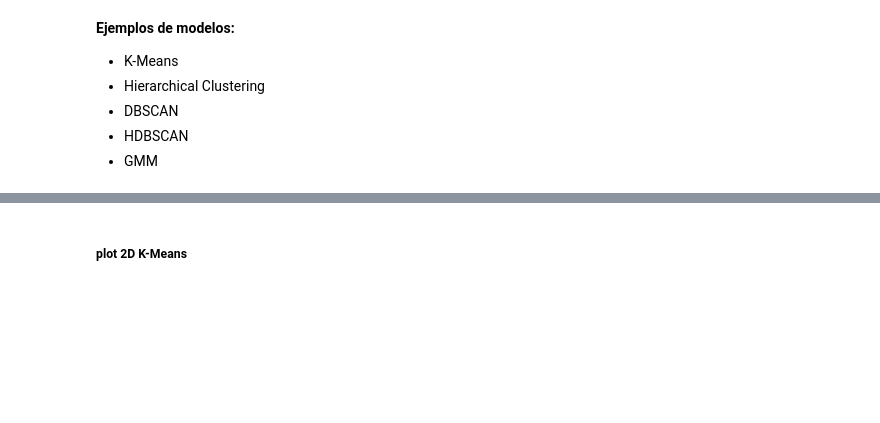
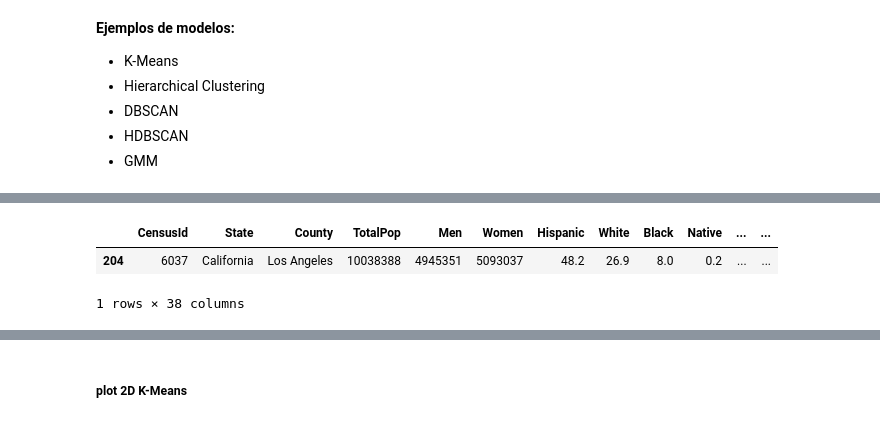
Before and after one commit to Ironhack-Data-Madrid-Enero-2024/apuntes_clase, a Jupyter notebook: semana_7/4.1 - Intro Unsupervised Learning.ipynb, the cells around one changed output, grey strips where cells are left out. Cells and saved outputs as stored; diff of their text form; code cells hidden in the pictures; blank space fills up the shorter version.

```diff
--- a/semana_7/4.1 - Intro Unsupervised Learning.ipynb
+++ b/semana_7/4.1 - Intro Unsupervised Learning.ipynb
@@ -116,4 +240,8 @@ census[census.cluster==1].head()
 # %%
-census[census.cluster==1]
+census[census.cluster==2]
+# %% [output]
+|  | CensusId | State | County | TotalPop | Men | Women | Hispanic | White | Black | Native | ... | ... |
+| 204 | 6037 | California | Los Angeles | 10038388 | 4945351 | 5093037 | 48.2 | 26.9 | 8.0 | 0.2 | ... | ... |
+1 rows × 38 columns
 # %%
 census.groupby('cluster')['TotalPop'].mean()   # media de poblacion por cluster
```
Also changed, not shown: parts of 41 cells of this notebook, 1 other file.
